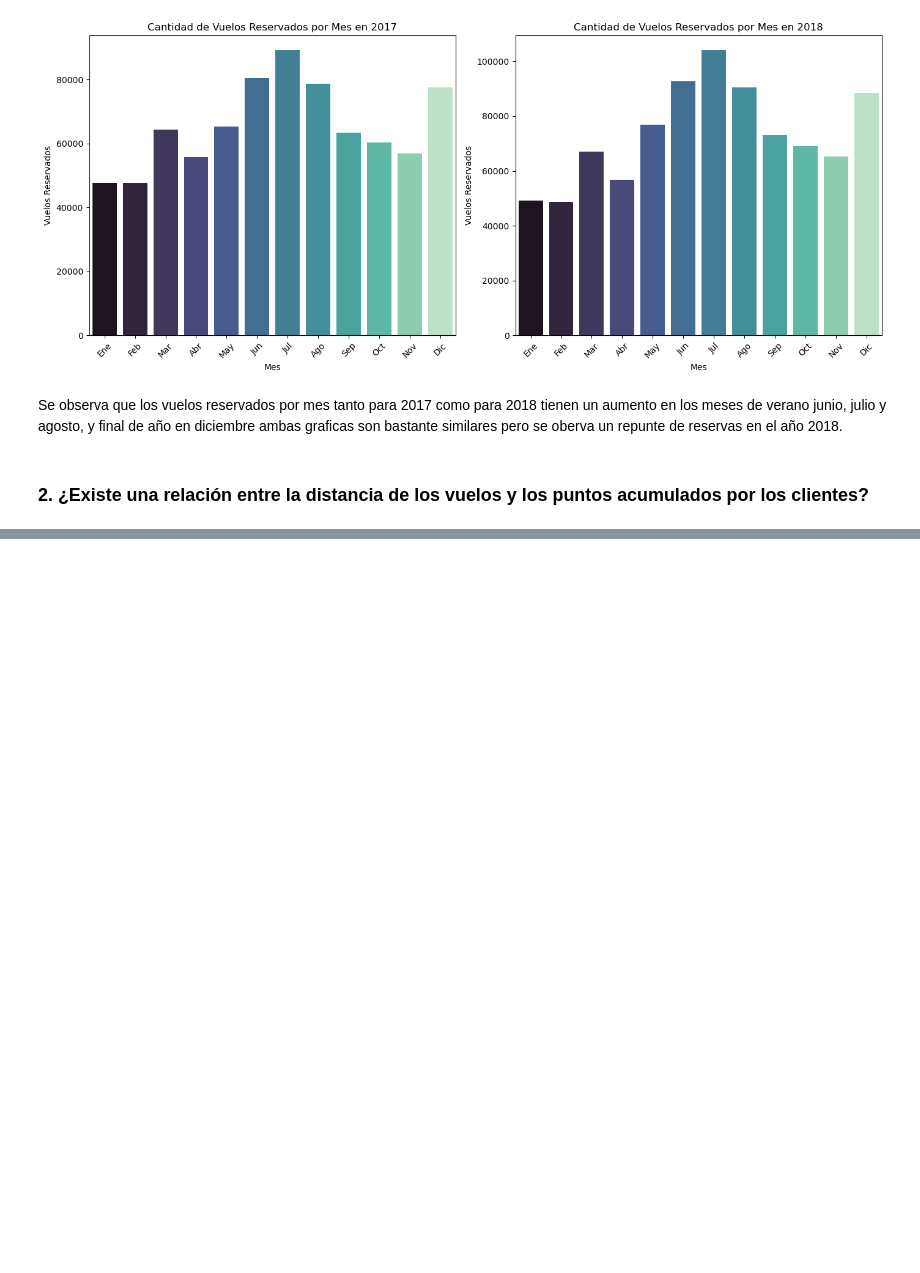
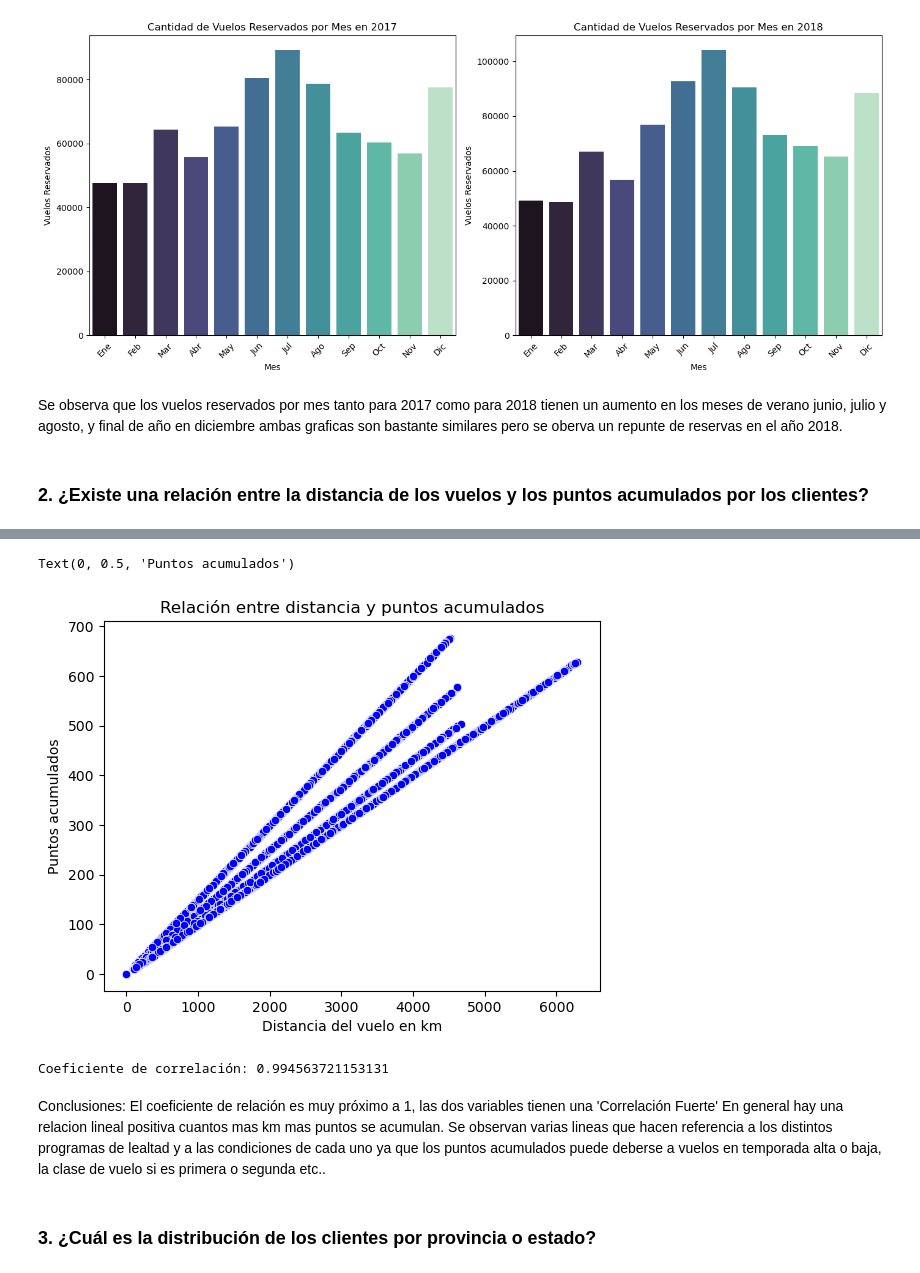
Before and after one commit to Adalab/bda-modulo-3-evaluacion-final-maria-diz, a Jupyter notebook: Fase_2_Visualizacion.ipynb, the cells around one changed output, grey strips where cells are left out. Drawn from its saved outputs; the diff is of its cells as text; code cells hidden in the pictures; blank space fills up the shorter version.

```diff
--- a/Fase_2_Visualizacion.ipynb
+++ b/Fase_2_Visualizacion.ipynb
@@ -215,3 +204,7 @@ plt.show()
 Se observa que los vuelos reservados por mes tanto para 2017 como para 2018 tienen un aumento en los meses de verano junio, julio y agosto, y final de año en diciembre ambas graficas son bastante similares pero se oberva un repunte de reservas en el año 2018.
 # %% [markdown]
 ### 2.	¿Existe una relación entre la distancia de los vuelos y los puntos acumulados por los clientes?
+# %%
+#filtramos el data frame por distancia de vuelos y puntos acumulados
+df_distancia_puntos = df_information[["distance", "points_accumulated"]].reset_index()
+df_distancia_puntos
@@ -217,0 +225,32 @@ Se observa que los vuelos reservados por mes tanto para 2017 como para 2018 tien
+# %%
+# usaremos el grafico de dispersion scarplot para mostrar la relacion entre 2 variables numericas
+# distance y points_accumulated
+
+sns.scatterplot(x = "distance",
+                y = "points_accumulated",
+                data = df_distancia_puntos,
+                color= "blue"
+                )
+
+# Añadimos etiquetas y título
+plt.title('Relación entre distancia y puntos acumulados')
+plt.xlabel('Distancia del vuelo en km')
+plt.ylabel("Puntos acumulados")
+# %% [output]
+Text(0, 0.5, 'Puntos acumulados')
+[figure, added]
+# %%
+## calculamos la correlación entre las variables Distancia y Puntos Acumulados:
+correlacion = df_distancia_puntos['distance'].corr(df_distancia_puntos['points_accumulated'])
+print(f'Coeficiente de correlación: {correlacion}')
+
+# El coeficiente de relación es muy próximo a 1, que significa que las dos variables itenen una 'Correlación Fuerte'.
+# %% [output]
+Coeficiente de correlación: 0.994563721153131
+# %% [markdown]
+Conclusiones:
+El coeficiente de relación es muy próximo a 1, las dos variables tienen una 'Correlación Fuerte'
+En general hay una relacion lineal positiva cuantos mas km mas puntos se acumulan.
+Se observan varias lineas que hacen referencia a los distintos programas de lealtad y a las condiciones de cada uno ya que los puntos acumulados puede deberse a vuelos en temporada alta o baja, la clase de vuelo si es primera o segunda etc..
+# %% [markdown]
+### 3. ¿Cuál es la distribución de los clientes por provincia o estado?
```
Also changed, not shown: parts of 20 cells of this notebook, 22 other files.
